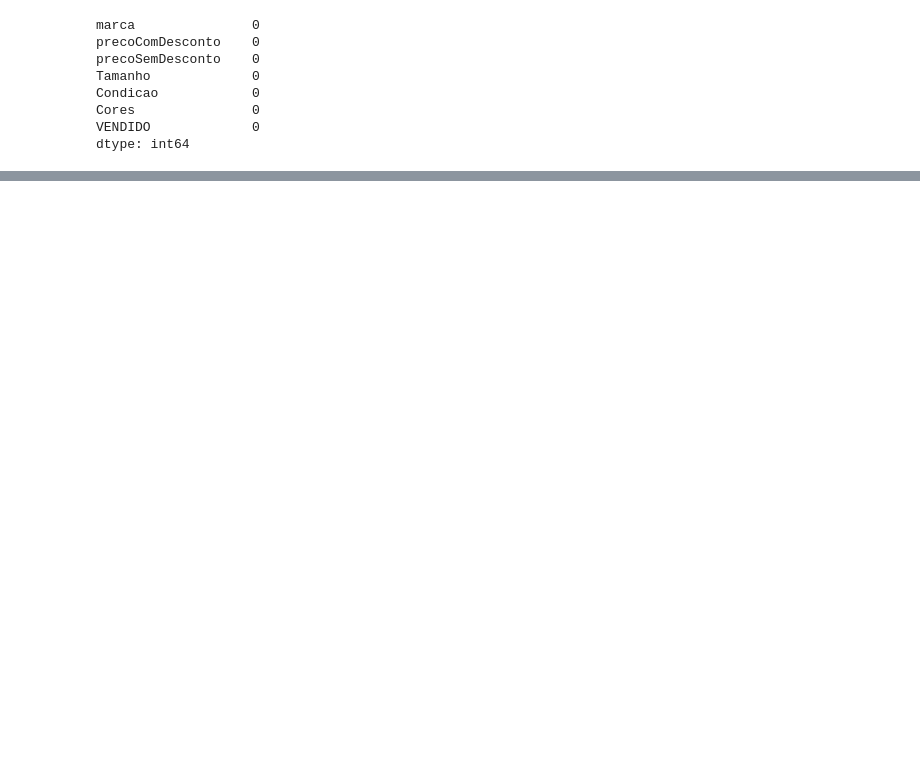
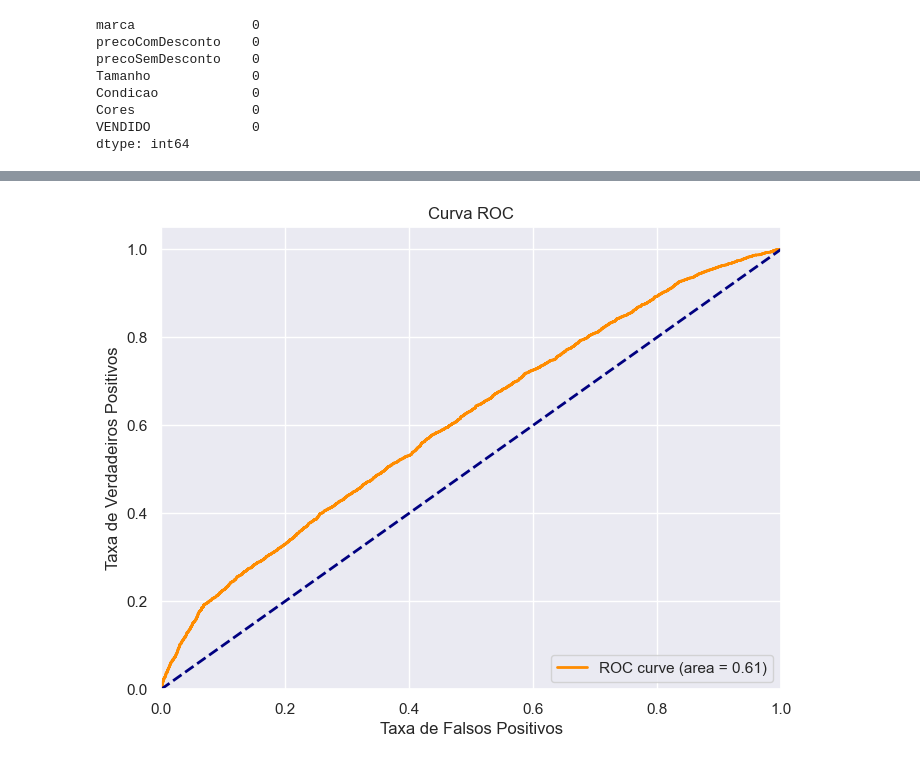
Before and after one commit to FilipeSCampos/I.a-vendas-classification, a Jupyter notebook: Gestão de dados.ipynb, the cells around one changed output, grey strips where cells are left out. Cells and saved outputs as stored; diff of their text form; code cells hidden in the pictures; blank space fills up the shorter version.

```diff
--- a/Gestão de dados.ipynb
+++ b/Gestão de dados.ipynb
@@ -272,0 +511,67 @@ df.corr()
+# %%
+# Divida os dados em recursos (X) e rótulos (y)
+X = df.drop('VENDIDO', axis=1)
+y = df['VENDIDO']
+
+# Codifique as colunas categóricas, se necessário
+# Use One-Hot Encoding ou Label Encoding, conforme apropriado
+
+# Divida os dados em conjuntos de treinamento, validação e teste
+X_train, X_temp, y_train, y_temp = train_test_split(X, y, test_size=0.3, random_state=42)
+X_val, X_test, y_val, y_test = train_test_split(X_temp, y_temp, test_size=0.5, random_state=42)
+
+# Padronize os dados
+scaler = StandardScaler()
+X_train = scaler.fit_transform(X_train)
+X_val = scaler.transform(X_val)
+X_test = scaler.transform(X_test)
+# %%
+import tensorflow as tf
+from tensorflow import keras
+from tensorflow.keras import layers
+from sklearn.metrics import confusion_matrix, roc_curve, auc
+
+model = keras.Sequential([
+    layers.Input(shape=(X_train.shape[1],)),
+    layers.Dense(128, activation='relu'),
+    layers.Dense(64, activation='relu'),
+    layers.Dense(1, activation='sigmoid')
+])
+
+model.compile(optimizer='adam', loss='binary_crossentropy', metrics=['accuracy'])
+
+
+# Treine o modelo
+history = model.fit(X_train, y_train, epochs=10, batch_size=64, validation_data=(X_val, y_val))
+
+# Avalie o modelo
+test_loss, test_accuracy = model.evaluate(X_test, y_test)
+print(f'Acurácia no conjunto de teste: {test_accuracy:.2f}')
+
+# Previsões no conjunto de teste
+y_pred = model.predict(X_test)
+
+# Matriz de Confusão
+y_pred_binary = (y_pred > 0.5).astype(int)
+conf_matrix = confusion_matrix(y_test, y_pred_binary)
+print('Matriz de Confusão:')
+print(conf_matrix)
+
+# Curva ROC
+fpr, tpr, _ = roc_curve(y_test, y_pred)
+roc_auc = auc(fpr, tpr)
+
+# Plot da curva ROC
+import matplotlib.pyplot as plt
+
+plt.figure(figsize=(8, 6))
+plt.plot(fpr, tpr, color='darkorange', lw=2, label=f'ROC curve (area = {roc_auc:.2f})')
+plt.plot([0, 1], [0, 1], color='navy', lw=2, linestyle='--')
+plt.xlim([0.0, 1.0])
+plt.ylim([0.0, 1.05])
+plt.xlabel('Taxa de Falsos Positivos')
+plt.ylabel('Taxa de Verdadeiros Positivos')
+plt.title('Curva ROC')
+plt.legend(loc='lower right')
+plt.show()
+# %% [output]
@@ -272,0 +595 @@ df.corr()
+[figure, added]
```
Also changed, not shown: parts of 29 cells of this notebook.
